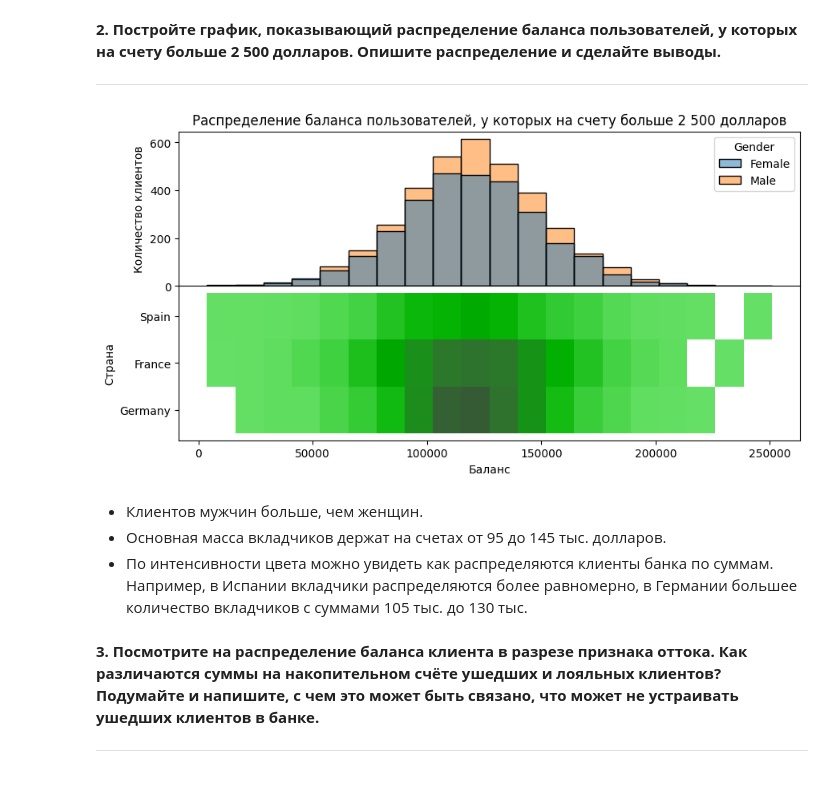
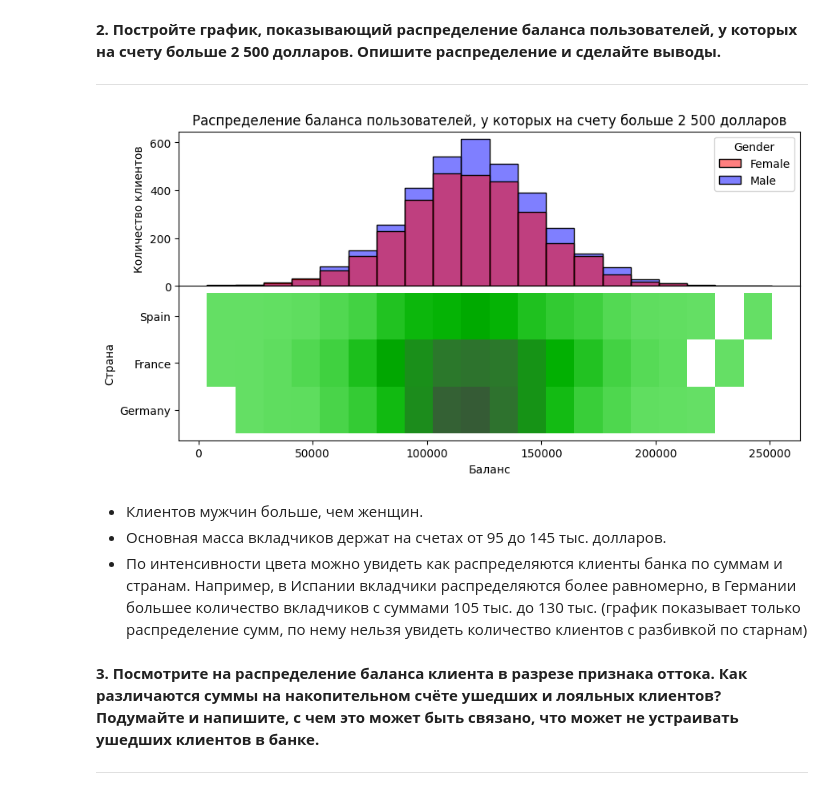
Before and after one commit to Tatpraded/DS_1017_Praded, a Jupyter notebook: Визуализация_постороение_графиков_Банк/churn.ipynb, the cells around one changed output. Cells and saved outputs as stored; diff of their text form; code cells hidden in the pictures.

```diff
--- a/Визуализация_постороение_графиков_Банк/churn.ipynb
+++ b/Визуализация_постороение_графиков_Банк/churn.ipynb
@@ -115,34 +114,35 @@ filtered_by_balance = churn_data_df[churn_data_df['Balance'] > 2500]
 # %%
 import seaborn as sns
 fig, axes = plt.subplots(nrows=2, ncols=1, figsize=(10, 5))
 
 sns.histplot(
     data=filtered_by_balance,
     x='Balance',
     bins=20,
     hue='Gender',
+    palette={'Female':'r', 'Male':'b'},
     ax=axes[0],
 );
 plt.subplots_adjust(hspace=.0)
 axes[0].set_xlabel('Баланс')
 axes[0].set_ylabel('Количество клиентов')
 axes[0].set_title('Распределение баланса пользователей, у которых на счету больше 2 500 долларов')
 axes[1].set_xlabel('Баланс')
 axes[1].set_ylabel('Страна')
 sns.histplot(
     data=filtered_by_balance,
     x='Balance',
     y='Geography',
     bins=20,
     color='green',
     ax=axes[1]
 );
 # %% [output]
-[figure, old version]
+[figure, new version]
 # %% [markdown]
 - Клиентов мужчин больше, чем женщин.
 - Основная масса вкладчиков держат на счетах от 95 до 145 тыс. долларов.
-- По интенсивности цвета можно увидеть как распределяются клиенты банка по суммам. Например, в Испании вкладчики распределяются более равномерно, в Германии большее количество вкладчиков с суммами 105 тыс. до 130 тыс.
+- По интенсивности цвета можно увидеть как распределяются клиенты банка по суммам и странам. Например, в Испании вкладчики распределяются более равномерно, в Германии большее количество вкладчиков с суммами 105 тыс. до 130 тыс. (график показывает только распределение сумм, по нему нельзя увидеть количество клиентов с разбивкой по старнам)
 # %% [markdown]
 **3. Посмотрите на распределение баланса клиента в разрезе признака оттока. Как различаются суммы на накопительном счёте ушедших и лояльных клиентов? Подумайте и напишите, с чем это может быть связано, что может не устраивать ушедших клиентов в банке.**
 ___________________________________________________________________________________________
```
Also changed, not shown: parts of 22 cells of this notebook.
